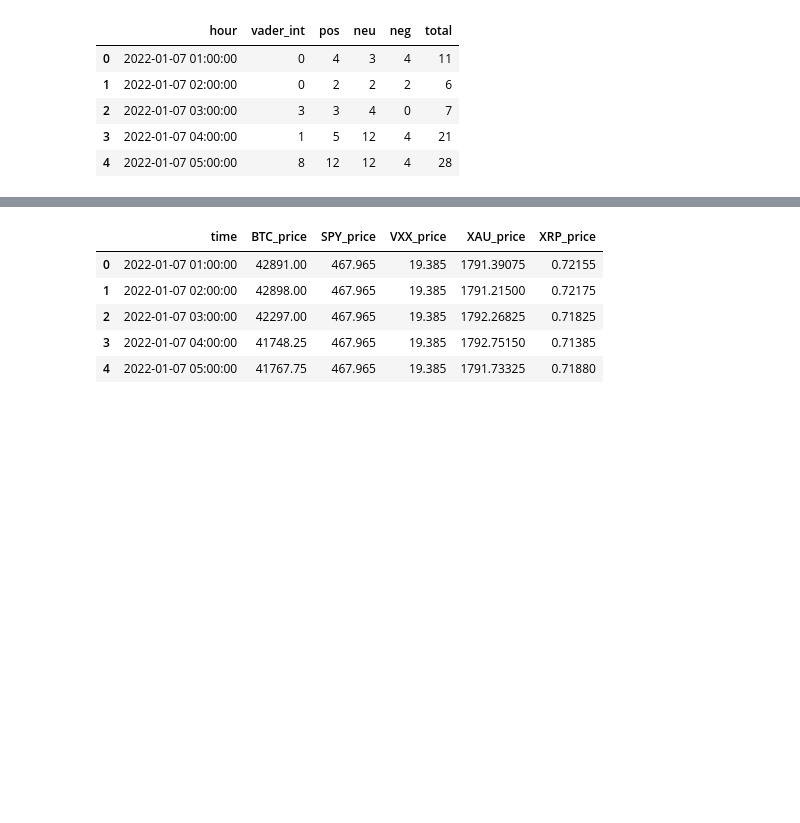
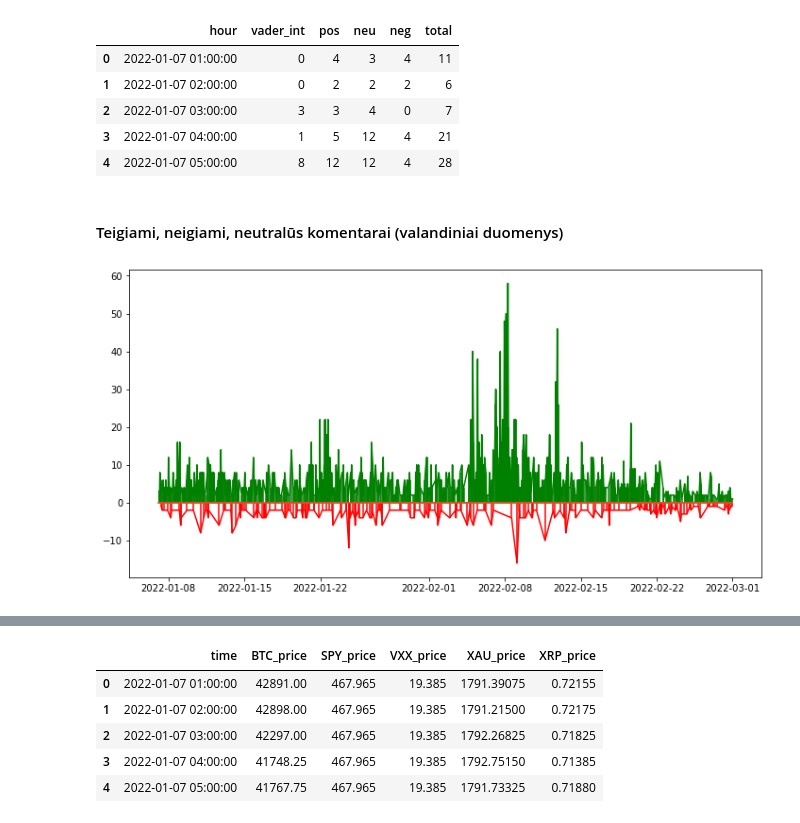
Before and after one commit to MGaulia/PD, a Jupyter notebook: 3 Sentiment.ipynb, the cells around one changed output, grey strips where cells are left out. Cells and saved outputs as stored; diff of their text form; code cells hidden in the pictures; blank space fills up the shorter version.

```diff
--- a/3 Sentiment.ipynb
+++ b/3 Sentiment.ipynb
@@ -268,3 +298,19 @@ hoursum.head()
 | 2 | 2022-01-07 03:00:00 | 3 | 3 | 4 | 0 | 7 |
 | 3 | 2022-01-07 04:00:00 | 1 | 5 | 12 | 4 | 21 |
 | 4 | 2022-01-07 05:00:00 | 8 | 12 | 12 | 4 | 28 |
+# %% [markdown]
+#### Teigiami, neigiami, neutralūs komentarai (valandiniai duomenys)
+# %%
+poshour = hoursum.loc[hoursum['vader_int'] > 0]
+neghour = hoursum.loc[hoursum['vader_int'] < 0]
+neuhour = hoursum.loc[hoursum['vader_int'] == 0]
+
+f = plt.figure()
+f.set_figwidth(12)
+f.set_figheight(6)
+plt.stem(poshour['hour'], poshour['vader_int'], markerfmt = 'green', linefmt = 'green')
+plt.stem(neghour['hour'], neghour['vader_int'], markerfmt = 'red', linefmt = 'red')
+plt.stem(neuhour['hour'], neuhour['vader_int'], markerfmt = 'yellow', linefmt = 'yellow')
+plt.show()
+# %% [output]
+[figure, added]
```
Also changed, not shown: parts of 14 cells of this notebook, 1 other file.
